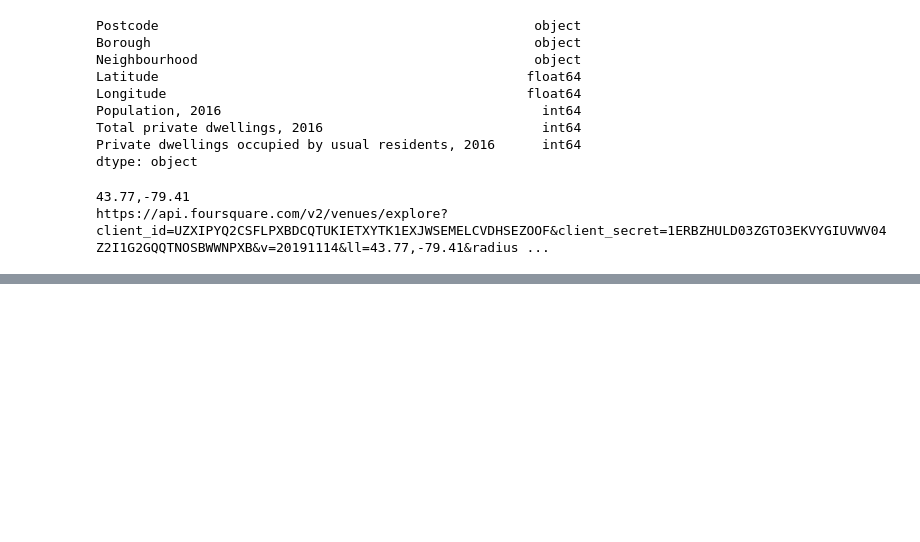
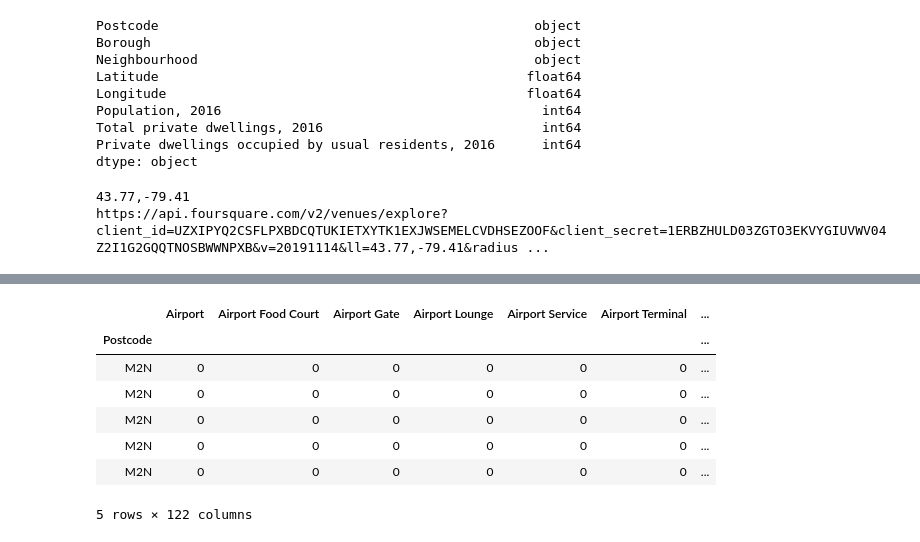
Before and after one commit to Ajstanley89/Battle-of-the-Neighborhoods, a Jupyter notebook: Clustering Toronto Neighborhoods.ipynb, the cells around one changed output, grey strips where cells are left out. Drawn from its saved outputs; the diff is of its cells as text; code cells hidden in the pictures; blank space fills up the shorter version.

```diff
--- a/Clustering Toronto Neighborhoods.ipynb
+++ b/Clustering Toronto Neighborhoods.ipynb
@@ -447,0 +497,11 @@ def get_vendor_info(latitude, longitude, postcode, client_id, client_secret, rad
+# %%
+one_hot_df.head()
+# %% [output]
+|  | Airport | Airport Food Court | Airport Gate | Airport Lounge | Airport Service | Airport Terminal | ... |
+| Postcode |  |  |  |  |  |  | ... |
+| M2N | 0 | 0 | 0 | 0 | 0 | 0 | ... |
+| M2N | 0 | 0 | 0 | 0 | 0 | 0 | ... |
+| M2N | 0 | 0 | 0 | 0 | 0 | 0 | ... |
+| M2N | 0 | 0 | 0 | 0 | 0 | 0 | ... |
+| M2N | 0 | 0 | 0 | 0 | 0 | 0 | ... |
+5 rows × 122 columns
```
Also changed, not shown: parts of 17 cells of this notebook.
